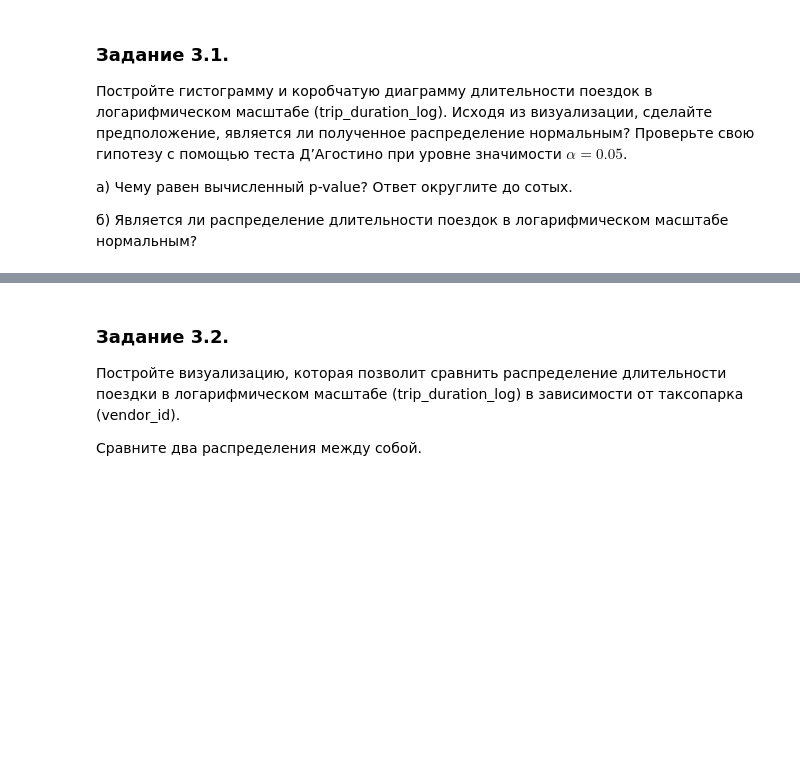
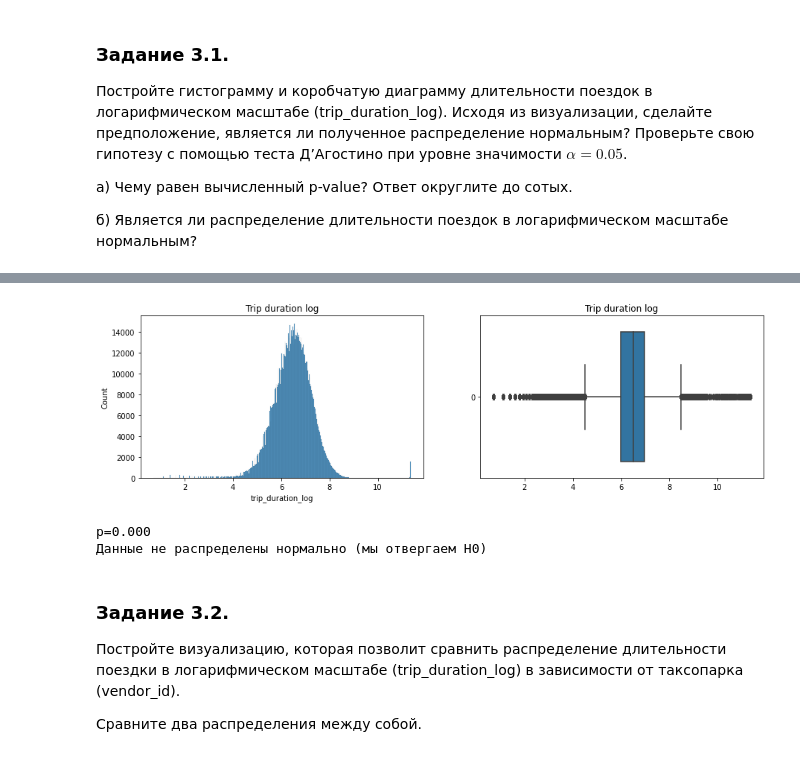
Before and after one commit to sphinxscorp/SF_data_science, a Jupyter notebook: PROJECT-5. Задача регрессии/Project-5._Ноутбук-шаблон.ipynb, the cells around one changed output, grey strips where cells are left out. Drawn from its saved outputs; the diff is of its cells as text; code cells hidden in the pictures; blank space fills up the shorter version.

```diff
--- a/PROJECT-5. Задача регрессии/Project-5._Ноутбук-шаблон.ipynb
+++ b/PROJECT-5. Задача регрессии/Project-5._Ноутбук-шаблон.ipynb
@@ -366,0 +485,3 @@ Error:
+# %%
+outliers_time = taxi_data[(taxi_data['trip_duration'] / 3600) > 24]
+print(outliers_time.shape[0])
@@ -366,0 +490,5 @@ Error:
+# %%
+taxi_data = taxi_data.drop(outliers_time.index, axis=0)
+# %%
+outliers_average_speed = taxi_data[((taxi_data['total_distance'] / 1000) / (taxi_data['trip_duration'] / 3600)) > 300]
+print(outliers_average_speed.shape[0])
@@ -367,3 +497,5 @@ Error:
+# %%
+taxi_data = taxi_data.drop(outliers_average_speed.index, axis=0)
 # %% [markdown]
 ## 3. Разведывательный анализ данных (EDA)
 # %% [markdown]
@@ -395,3 +521,32 @@ Error:
+# %%
+fig, axes = plt.subplots(nrows=1, ncols=2, figsize=(15, 4))
+histplot = sns.histplot(data=taxi_data['trip_duration_log'], ax=axes[0]);
+histplot.set_title('Trip duration log');
+boxplot = sns.boxplot(data=taxi_data['trip_duration_log'], ax=axes[1], orient='h');
+boxplot.set_title('Trip duration log');
+# %% [output]
+[figure, added]
+# %%
+H0 = 'Данные распределены нормально'
+Ha = 'Данные не распределены нормально (мы отвергаем H0)'
+
+alpha = 0.05
+
+from scipy.stats import normaltest
+_, p = normaltest(taxi_data['trip_duration_log'])
+#normaltest возвращает двустороннюю вероятность для проверки гипотезы
+
+print('p=%.3f' % p)
+
+# Интерпретация
+
+if p > alpha/2:
+	print(H0)
+else:
+	print(Ha)
+# %% [output]
+p=0.000
+Данные не распределены нормально (мы отвергаем H0)
 # %% [markdown]
 ### Задание 3.2.
 Постройте визуализацию, которая позволит сравнить распределение длительности поездки в логарифмическом масштабе (trip_duration_log) в зависимости от таксопарка (vendor_id).
```
Also changed, not shown: parts of 78 cells of this notebook, 2 other files.
